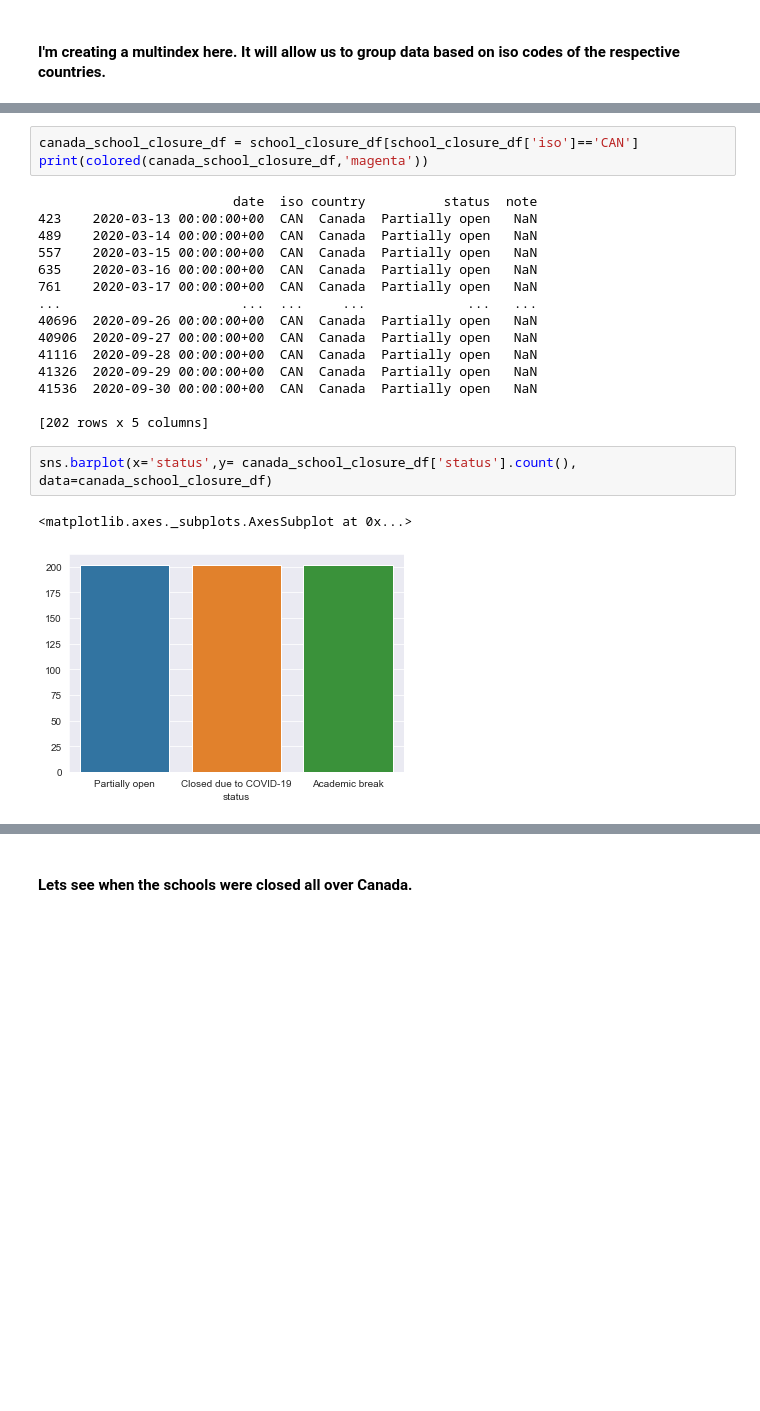
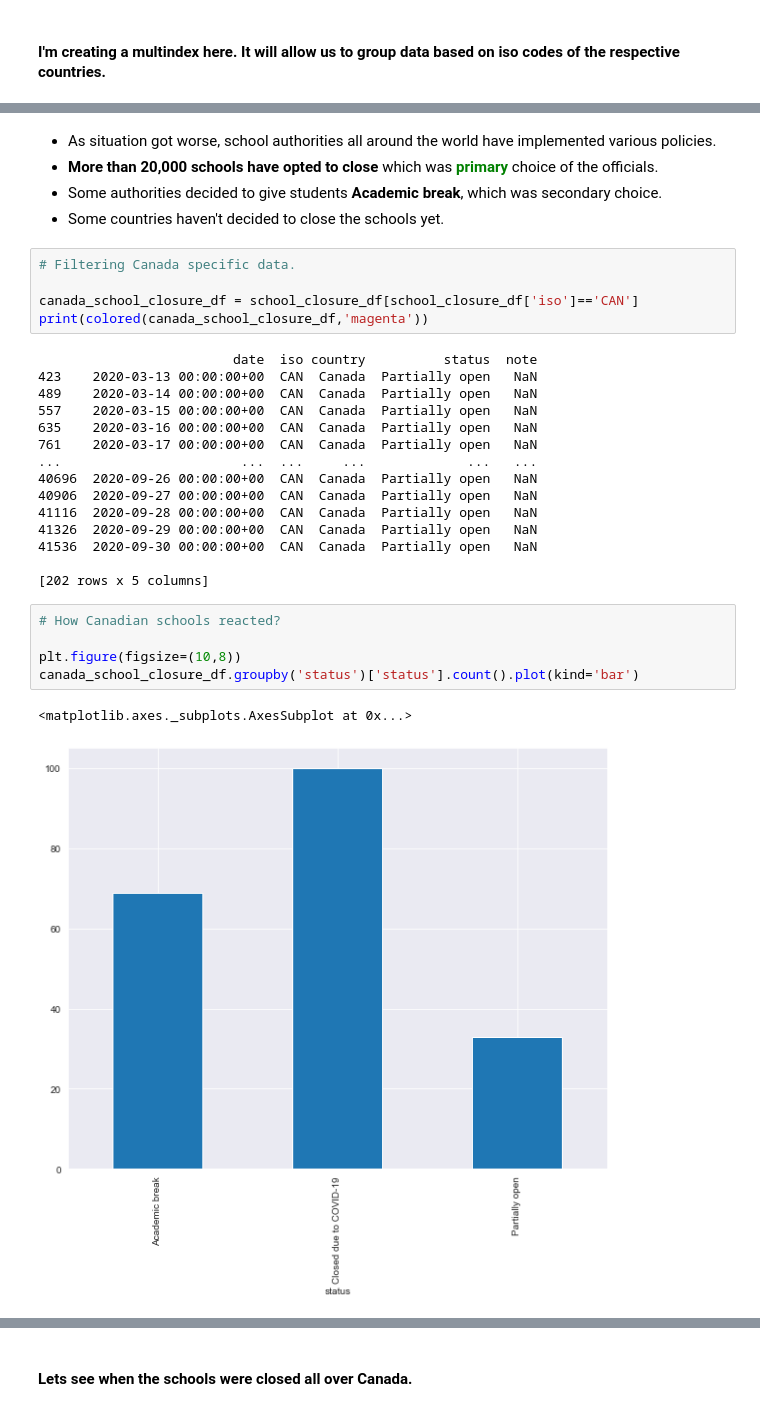
Before and after one commit to isohels/Graduate-Project, a Jupyter notebook: Analysis/effeciveness_of_school_closing.ipynb, the cells around one changed output, grey strips where cells are left out. Saved outputs shown, nothing was run; the diff lists cells and outputs as text; blank space fills up the shorter version.

Commit message:
Effectiveness of School Closure

```diff
--- a/Analysis/effeciveness_of_school_closing.ipynb
+++ b/Analysis/effeciveness_of_school_closing.ipynb
@@ -187,7 +201,14 @@ ax.set(xlabel="Status", ylabel = "Number of Schools Impacted")
 # %% [output]
 [Text(0, 0.5, 'Number of Schools Impacted'), Text(0.5, 0, 'Status')]
 [figure]
+# %% [markdown]
+ - As situation got worse, school authorities all around the world have implemented various policies.
+ - **More than 20,000 schools have opted to close** which was <font color = 'green'>**primary**</font> choice of the officials.
+ - Some authorities decided to give students **Academic break**, which was secondary choice.
+ - Some countries haven't decided to close the schools yet.
 # %%
+# Filtering Canada specific data.
+
 canada_school_closure_df = school_closure_df[school_closure_df['iso']=='CAN']
 print(colored(canada_school_closure_df,'magenta'))
 # %% [output]
@@ -205,8 +226,11 @@ print(colored(canada_school_closure_df,'magenta'))
 41536  2020-09-30 00:00:00+00  CAN  Canada  Partially open   NaN
 
 [202 rows x 5 columns]
-# %%
-sns.barplot(x='status',y= canada_school_closure_df['status'].count(), data=canada_school_closure_df)
-# %% [output]
-<matplotlib.axes._subplots.AxesSubplot at 0x...>
-[figure, removed]
+# %%
+# How Canadian schools reacted?
+
+plt.figure(figsize=(10,8))
+canada_school_closure_df.groupby('status')['status'].count().plot(kind='bar')
+# %% [output]
+<matplotlib.axes._subplots.AxesSubplot at 0x...>
+[figure, added]
```
Also changed, not shown: parts of 86 cells of this notebook, 17 other files.
